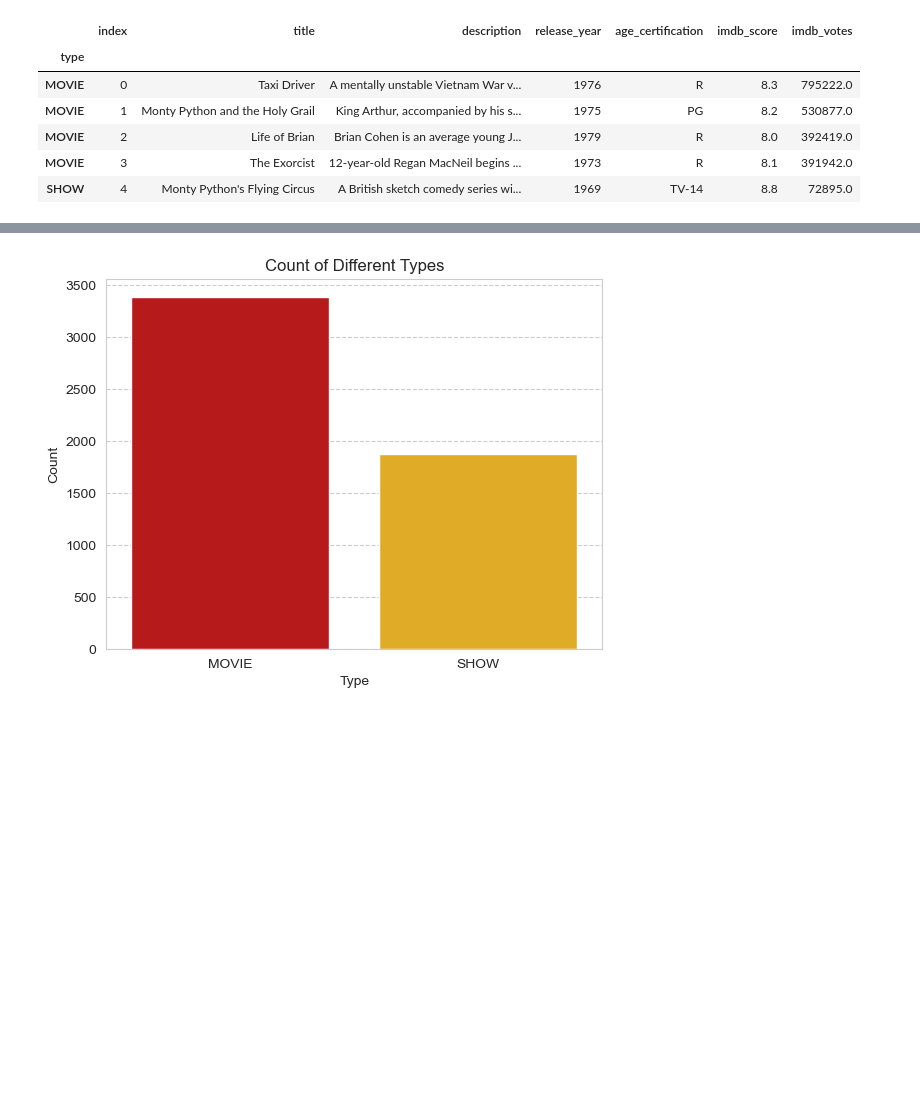
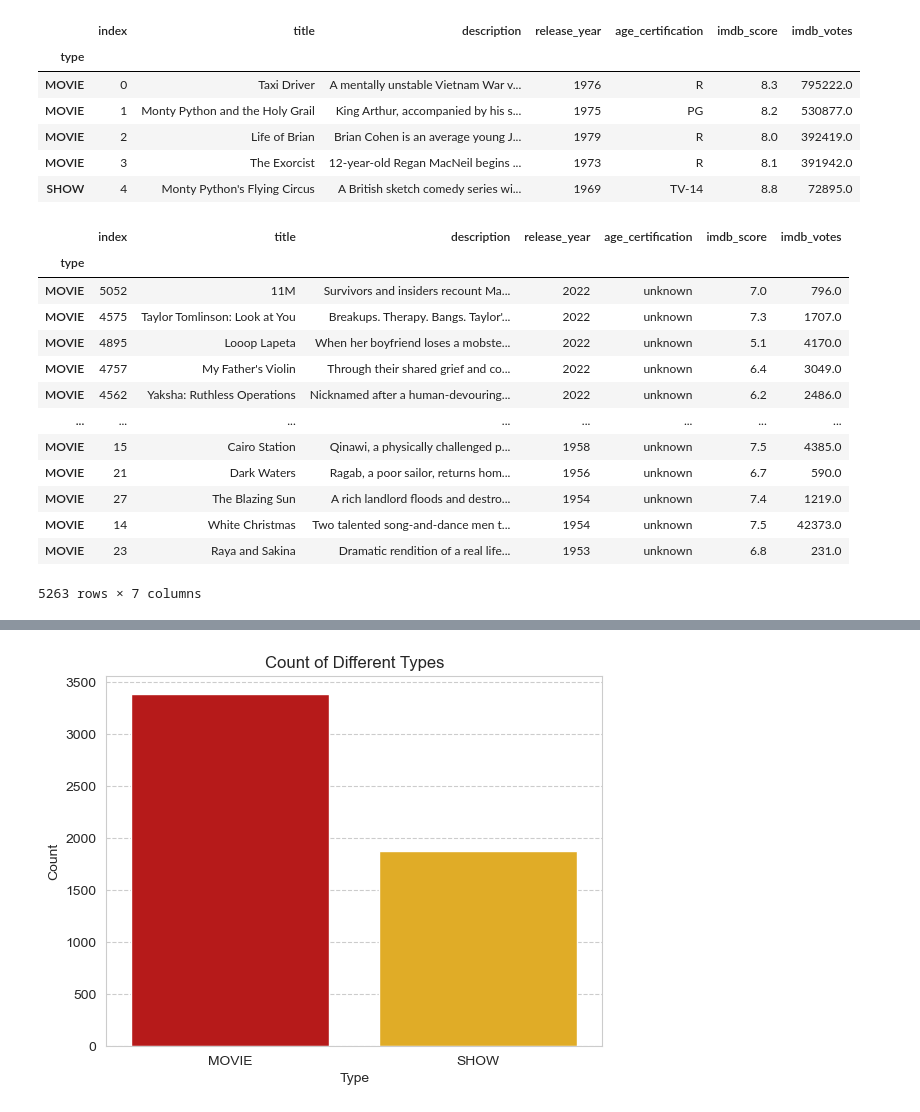
Before and after one commit to eelizondo1226/project_1_group_08, a Jupyter notebook: Sierra_work/jupyter_notebook_version/imbd_dataset/netflix_imbd.ipynb, the cells around one changed output, grey strips where cells are left out. Drawn from its saved outputs; the diff is of its cells as text; code cells hidden in the pictures; blank space fills up the shorter version.

```diff
--- a/Sierra_work/jupyter_notebook_version/imbd_dataset/netflix_imbd.ipynb
+++ b/Sierra_work/jupyter_notebook_version/imbd_dataset/netflix_imbd.ipynb
@@ -120,3 +122,20 @@ df.head()
 | MOVIE | 2 | Life of Brian | Brian Cohen is an average young J... | 1979 | R | 8.0 | 392419.0 |
 | MOVIE | 3 | The Exorcist | 12-year-old Regan MacNeil begins ... | 1973 | R | 8.1 | 391942.0 |
 | SHOW | 4 | Monty Python's Flying Circus | A British sketch comedy series wi... | 1969 | TV-14 | 8.8 | 72895.0 |
+# %%
+df.sort_values("release_year", ascending=False)
+# %% [output]
+|  | index | title | description | release_year | age_certification | imdb_score | imdb_votes |
+| type |  |  |  |  |  |  |  |
+| MOVIE | 5052 | 11M | Survivors and insiders recount Ma... | 2022 | unknown | 7.0 | 796.0 |
+| MOVIE | 4575 | Taylor Tomlinson: Look at You | Breakups. Therapy. Bangs. Taylor'... | 2022 | unknown | 7.3 | 1707.0 |
+| MOVIE | 4895 | Looop Lapeta | When her boyfriend loses a mobste... | 2022 | unknown | 5.1 | 4170.0 |
+| MOVIE | 4757 | My Father's Violin | Through their shared grief and co... | 2022 | unknown | 6.4 | 3049.0 |
+| MOVIE | 4562 | Yaksha: Ruthless Operations | Nicknamed after a human-devouring... | 2022 | unknown | 6.2 | 2486.0 |
+| ... | ... | ... | ... | ... | ... | ... | ... |
+| MOVIE | 15 | Cairo Station | Qinawi, a physically challenged p... | 1958 | unknown | 7.5 | 4385.0 |
+| MOVIE | 21 | Dark Waters | Ragab, a poor sailor, returns hom... | 1956 | unknown | 6.7 | 590.0 |
+| MOVIE | 27 | The Blazing Sun | A rich landlord floods and destro... | 1954 | unknown | 7.4 | 1219.0 |
+| MOVIE | 14 | White Christmas | Two talented song-and-dance men t... | 1954 | unknown | 7.5 | 42373.0 |
+| MOVIE | 23 | Raya and Sakina | Dramatic rendition of a real life... | 1953 | unknown | 6.8 | 231.0 |
+5263 rows × 7 columns
```
Also changed, not shown: parts of 2 cells of this notebook.
